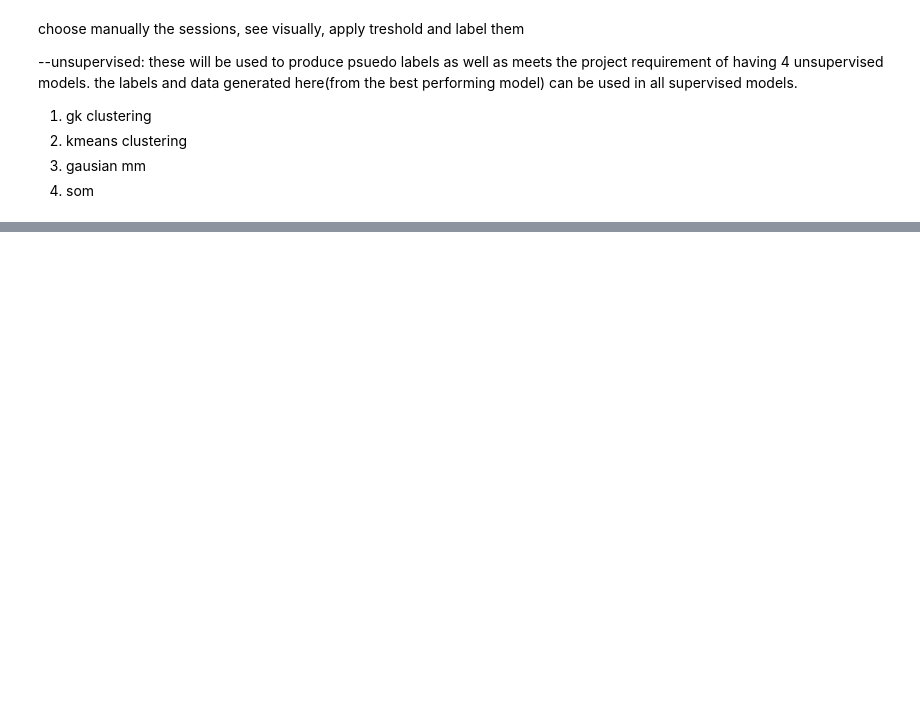
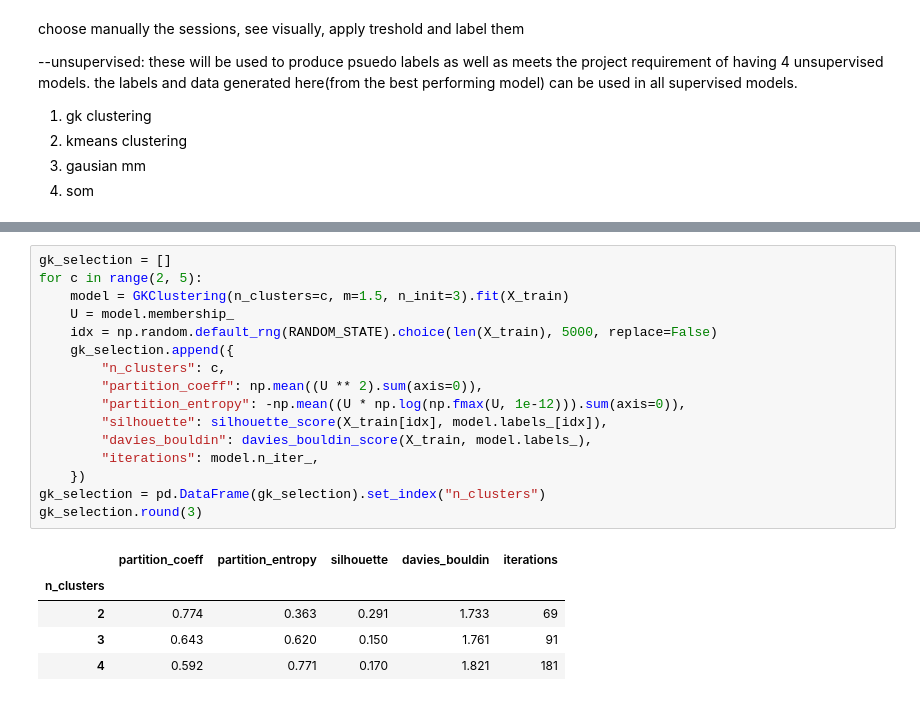
Before and after one commit to SaloneeSurve/DataAnalysis-Binary-Classification, a Jupyter notebook: GMA_pipeline.ipynb, the cells around one changed output, grey strips where cells are left out. Drawn from its saved outputs; the diff is of its cells as text; blank space fills up the shorter version.

```diff
--- a/GMA_pipeline.ipynb
+++ b/GMA_pipeline.ipynb
@@ -1150,0 +1544,22 @@ choose manually the sessions, see visually, apply treshold and label them
+# %%
+gk_selection = []
+for c in range(2, 5):
+    model = GKClustering(n_clusters=c, m=1.5, n_init=3).fit(X_train)
+    U = model.membership_
+    idx = np.random.default_rng(RANDOM_STATE).choice(len(X_train), 5000, replace=False)
+    gk_selection.append({
+        "n_clusters": c,
+        "partition_coeff": np.mean((U ** 2).sum(axis=0)),
+        "partition_entropy": -np.mean((U * np.log(np.fmax(U, 1e-12))).sum(axis=0)),
+        "silhouette": silhouette_score(X_train[idx], model.labels_[idx]),
+        "davies_bouldin": davies_bouldin_score(X_train, model.labels_),
+        "iterations": model.n_iter_,
+    })
+gk_selection = pd.DataFrame(gk_selection).set_index("n_clusters")
+gk_selection.round(3)
+# %% [output]
+|  | partition_coeff | partition_entropy | silhouette | davies_bouldin | iterations |
+| n_clusters |  |  |  |  |  |
+| 2 | 0.774 | 0.363 | 0.291 | 1.733 | 69 |
+| 3 | 0.643 | 0.620 | 0.150 | 1.761 | 91 |
+| 4 | 0.592 | 0.771 | 0.170 | 1.821 | 181 |
```
Also changed, not shown: parts of 19 cells of this notebook.
